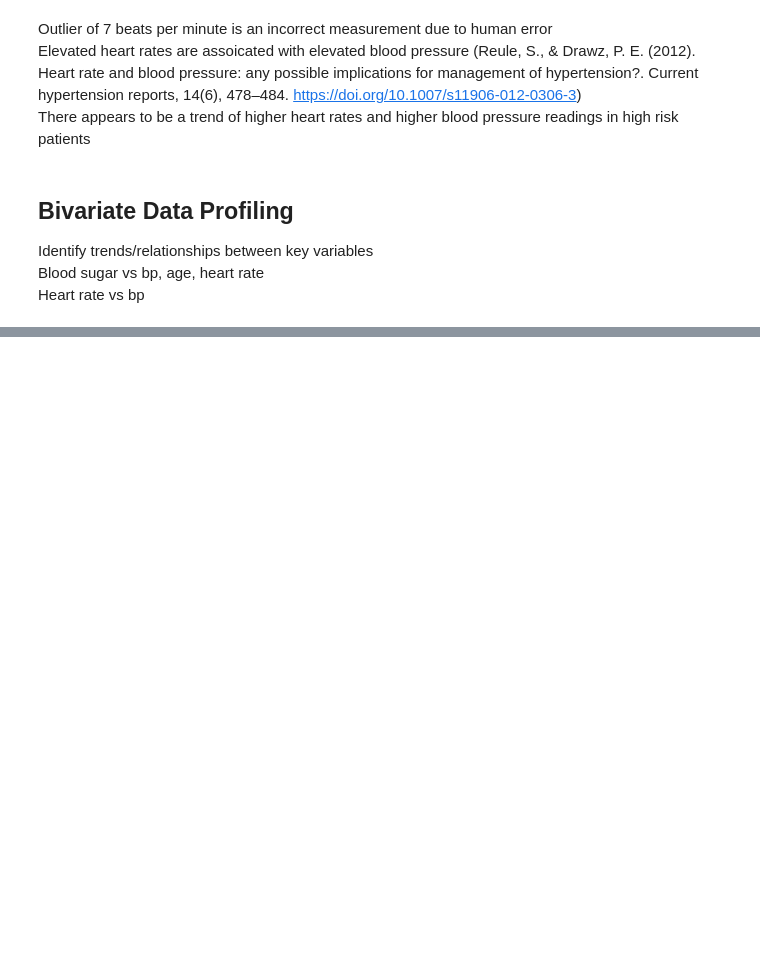
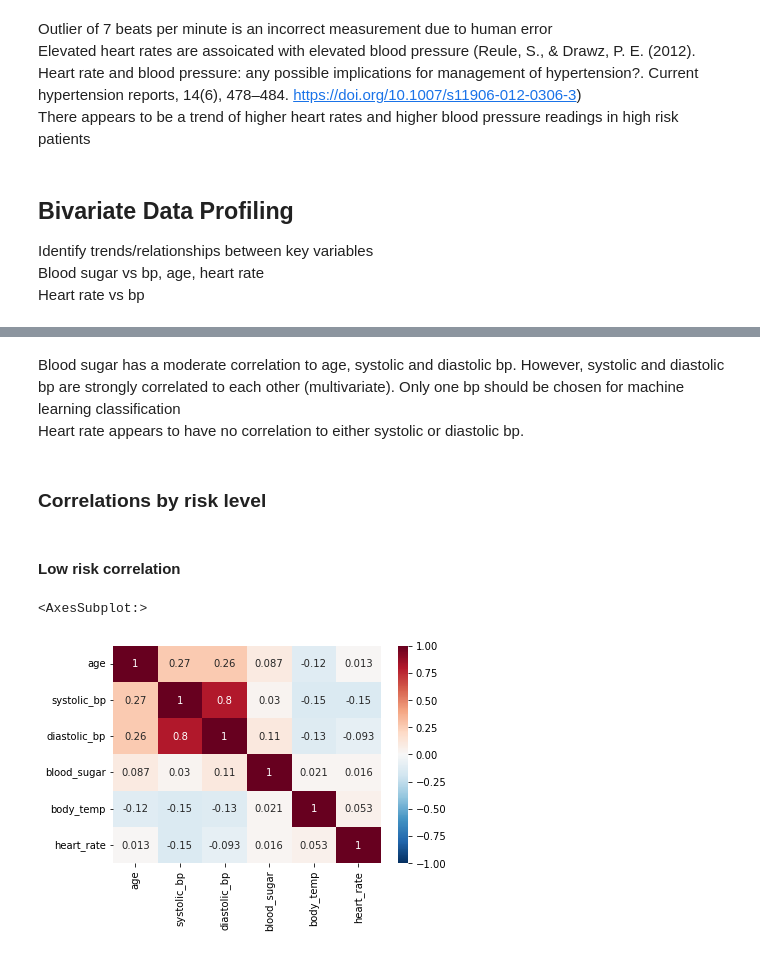
Before and after one commit to Fullcure3/maternal_risk, a Jupyter notebook: maternal_risk.ipynb, the cells around one changed output, grey strips where cells are left out. Saved outputs shown, nothing was run; the diff lists cells and outputs as text; code cells hidden in the pictures; blank space fills up the shorter version.

```diff
--- a/maternal_risk.ipynb
+++ b/maternal_risk.ipynb
@@ -247,0 +262,20 @@ Heart rate vs bp
+# %% [markdown]
+Blood sugar has a moderate correlation to age, systolic and diastolic bp. However, systolic and diastolic bp are strongly correlated to each other (multivariate). Only one bp should be chosen for machine learning classification<br>
+Heart rate appears to have no correlation to either systolic or diastolic bp.
+# %% [markdown]
+### Correlations by risk level
+# %% [markdown]
+#### Low risk correlation
+# %%
+## Using unique categories function create a filter for dataframes by category
+# Filter by risk level and select only numeric columns
+low_risk = maternal_risk[maternal_risk.risk_level == 'low risk'].select_dtypes(include=np.number)
+
+# Create a correlation matrix to visualize the correlations of the numeric columns
+corr_matrix = low_risk.corr()
+
+# Heatmap visualization to identify correlated variables
+sns.heatmap(corr_matrix, annot=True, vmin=-1, vmax=1, cmap='RdBu_r')
+# %% [output]
+<AxesSubplot:>
+[figure, added]
```
Also changed, not shown: parts of 13 cells of this notebook.
